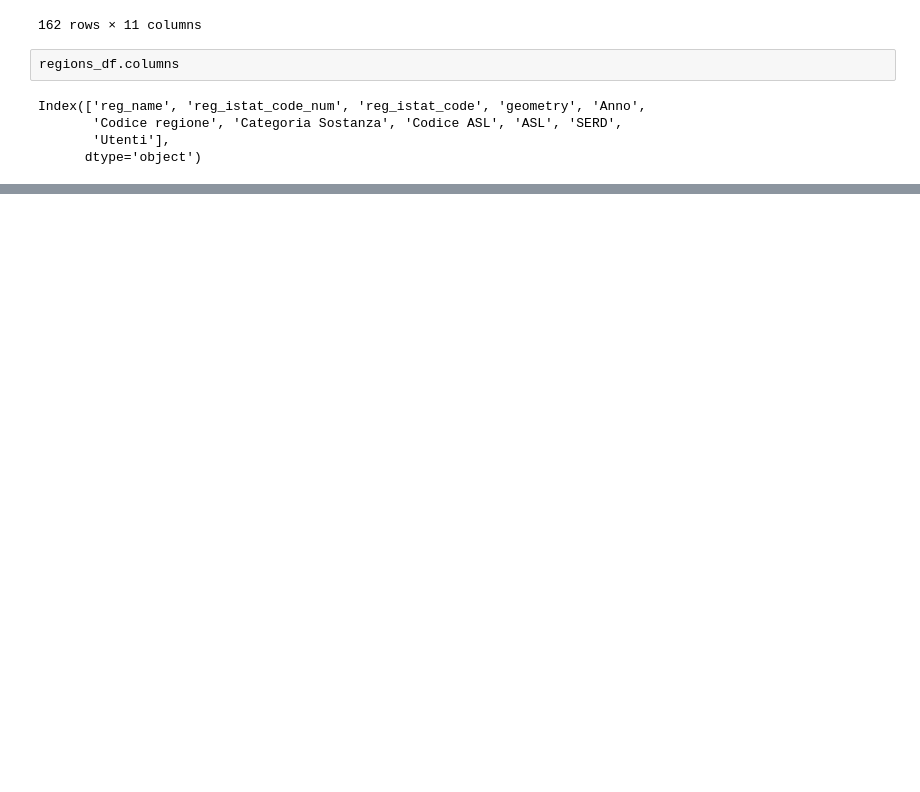
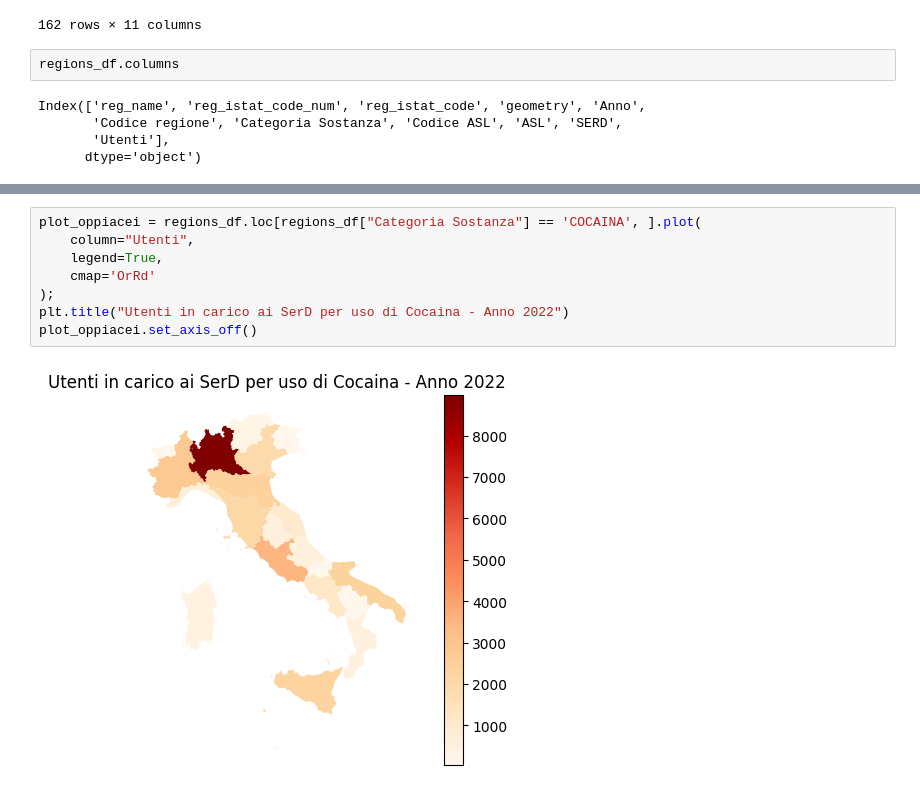
Before and after one commit to armandoschianodicola/italy-stats, a Jupyter notebook: 001/main.ipynb, the cells around one changed output, grey strips where cells are left out. Drawn from its saved outputs; the diff is of its cells as text; blank space fills up the shorter version.

```diff
--- a/001/main.ipynb
+++ b/001/main.ipynb
@@ -175,0 +204,10 @@ regions_df.loc[regions_df["Categoria Sostanza"] == 'OPPIACEI', ].plot(
+# %%
+plot_oppiacei = regions_df.loc[regions_df["Categoria Sostanza"] == 'COCAINA', ].plot(
+    column="Utenti",
+    legend=True,
+    cmap='OrRd'
+);
+plt.title("Utenti in carico ai SerD per uso di Cocaina - Anno 2022")
+plot_oppiacei.set_axis_off()
+# %% [output]
+[figure, added]
```
Also changed, not shown: parts of 4 cells of this notebook.
